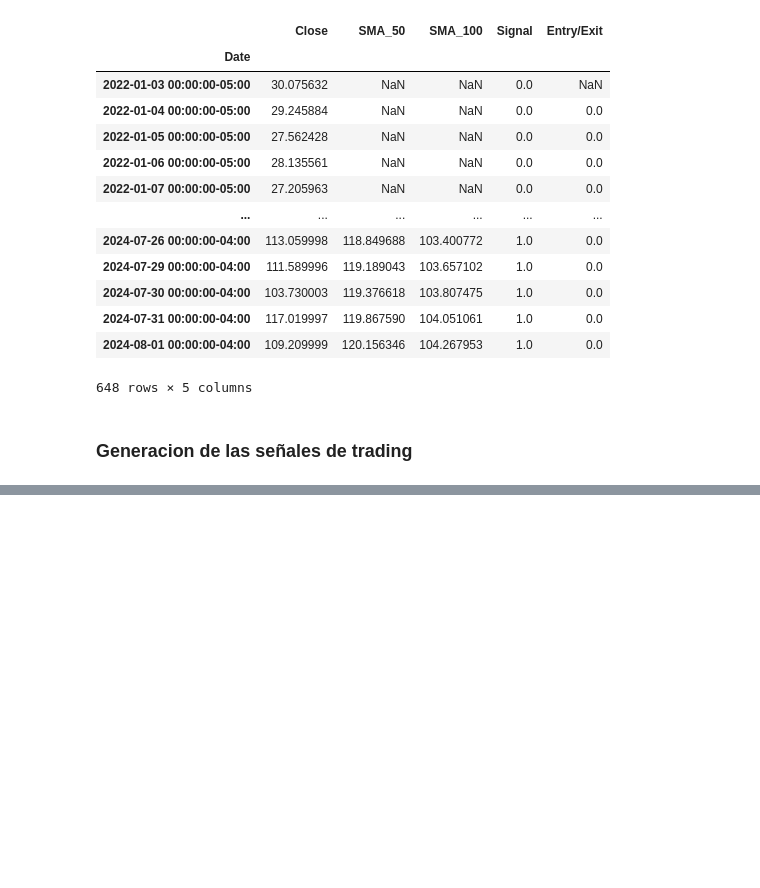
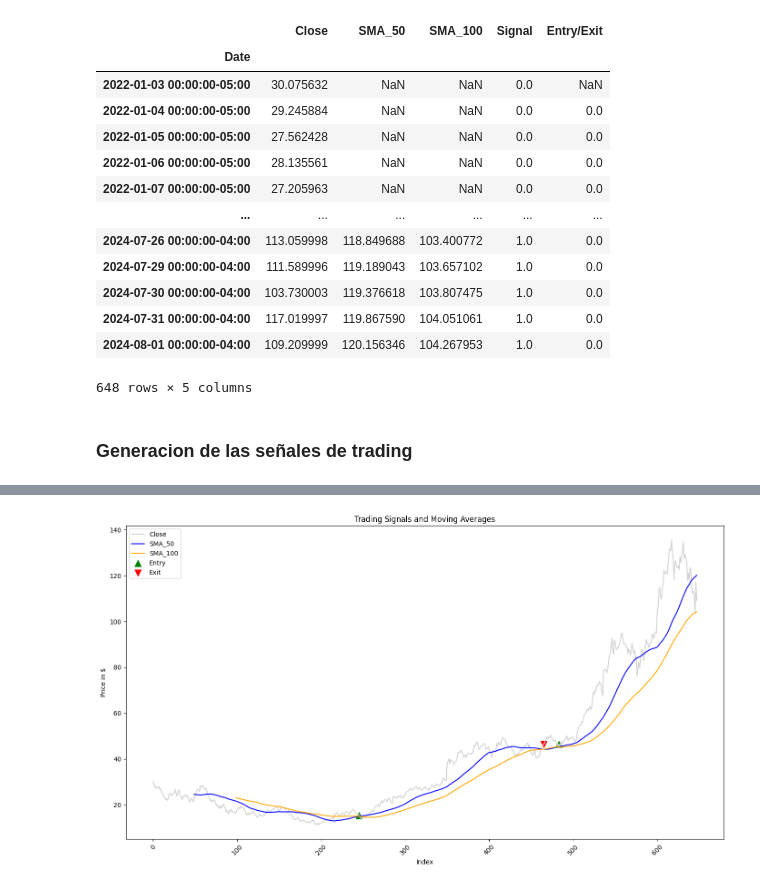
Before and after one commit to ggonzalez3377/Proyectos_Gabriel_Gonzalez, a Jupyter notebook: 1). Algorithmic_Trading.ipynb, the cells around one changed output, grey strips where cells are left out. Cells and saved outputs as stored; diff of their text form; code cells hidden in the pictures; blank space fills up the shorter version.

```diff
--- a/1). Algorithmic_Trading.ipynb
+++ b/1). Algorithmic_Trading.ipynb
@@ -134,0 +75,35 @@ entry_exit_plot
+# %%
+signals_df = signals_df.reset_index(drop=True)  # Esto hará que el índice sea una secuencia numérica
+
+# Filtrar datos para puntos de entrada y salida
+exit_points = signals_df[signals_df['Entry/Exit'] == -1.0]
+entry_points = signals_df[signals_df['Entry/Exit'] == 1.0]
+
+# Crear una figura y ejes para el gráfico
+fig, ax = plt.subplots(figsize=(14, 8))
+
+# Visualización del precio de cierre
+ax.plot(signals_df.index, signals_df['Close'], color='lightgray', label='Close')
+
+# Visualización de promedios móviles
+ax.plot(signals_df.index, signals_df['SMA_50'], color='blue', label='SMA_50')
+ax.plot(signals_df.index, signals_df['SMA_100'], color='orange', label='SMA_100')
+
+# Visualización de la posición de entrada
+ax.scatter(entry_points.index, entry_points['Close'], color='green', label='Entry', marker='^', s=100)
+
+# Visualización de la posición de salida
+ax.scatter(exit_points.index, exit_points['Close'], color='red', label='Exit', marker='v', s=100)
+
+# Configuración del gráfico
+ax.set_xlabel('Index')  # O 'Date' si tienes una columna de fechas
+ax.set_ylabel('Price in $')
+ax.set_title('Trading Signals and Moving Averages')
+ax.legend()
+plt.xticks(rotation=45)  # Rotar etiquetas del eje x si son fechas
+plt.tight_layout()  # Ajustar el diseño para que no se corten los elementos
+
+# Mostrar gráfico
+plt.show()
+# %% [output]
+[figure, added]
```
Also changed, not shown: parts of 2 cells of this notebook.
